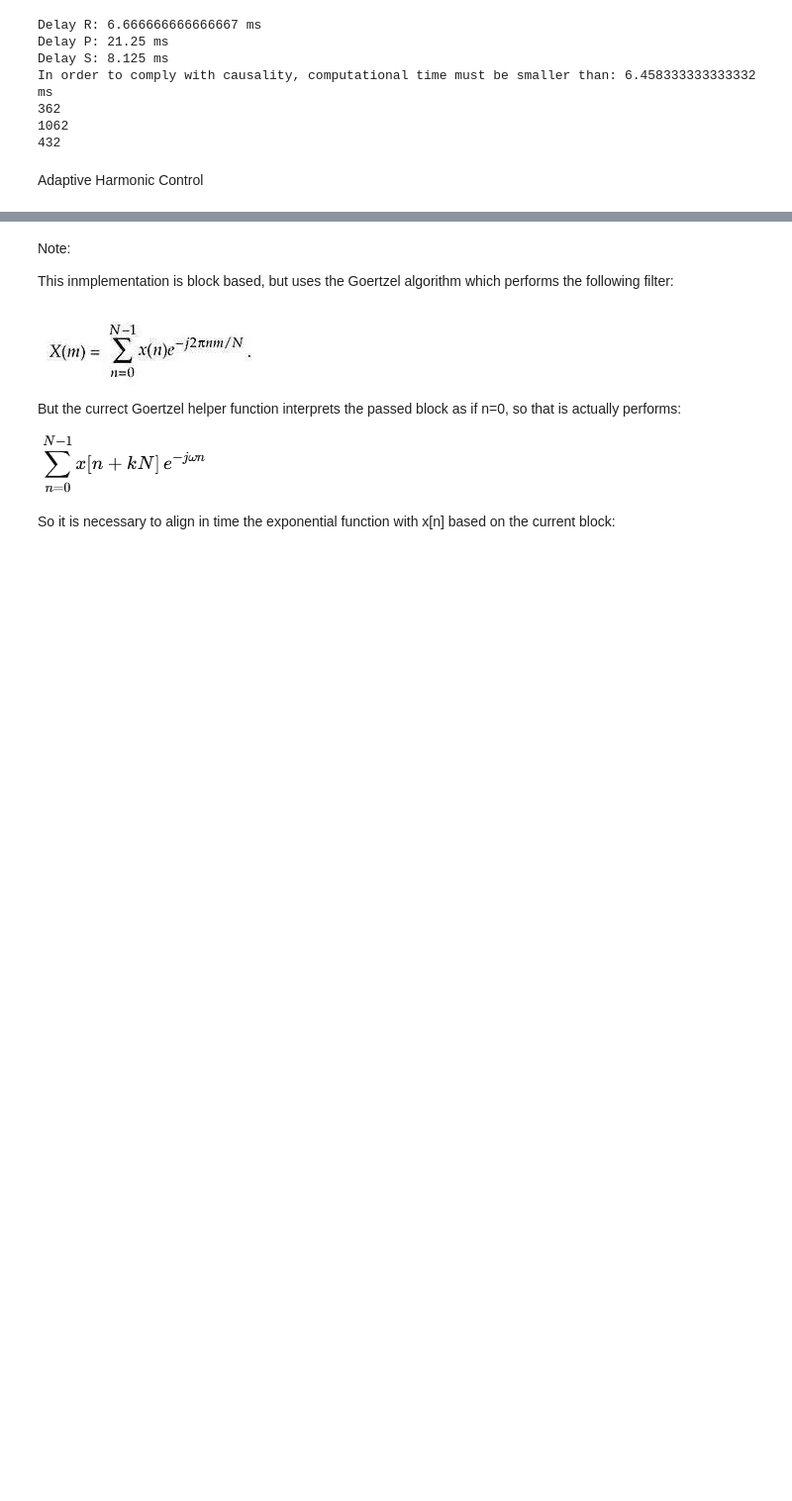
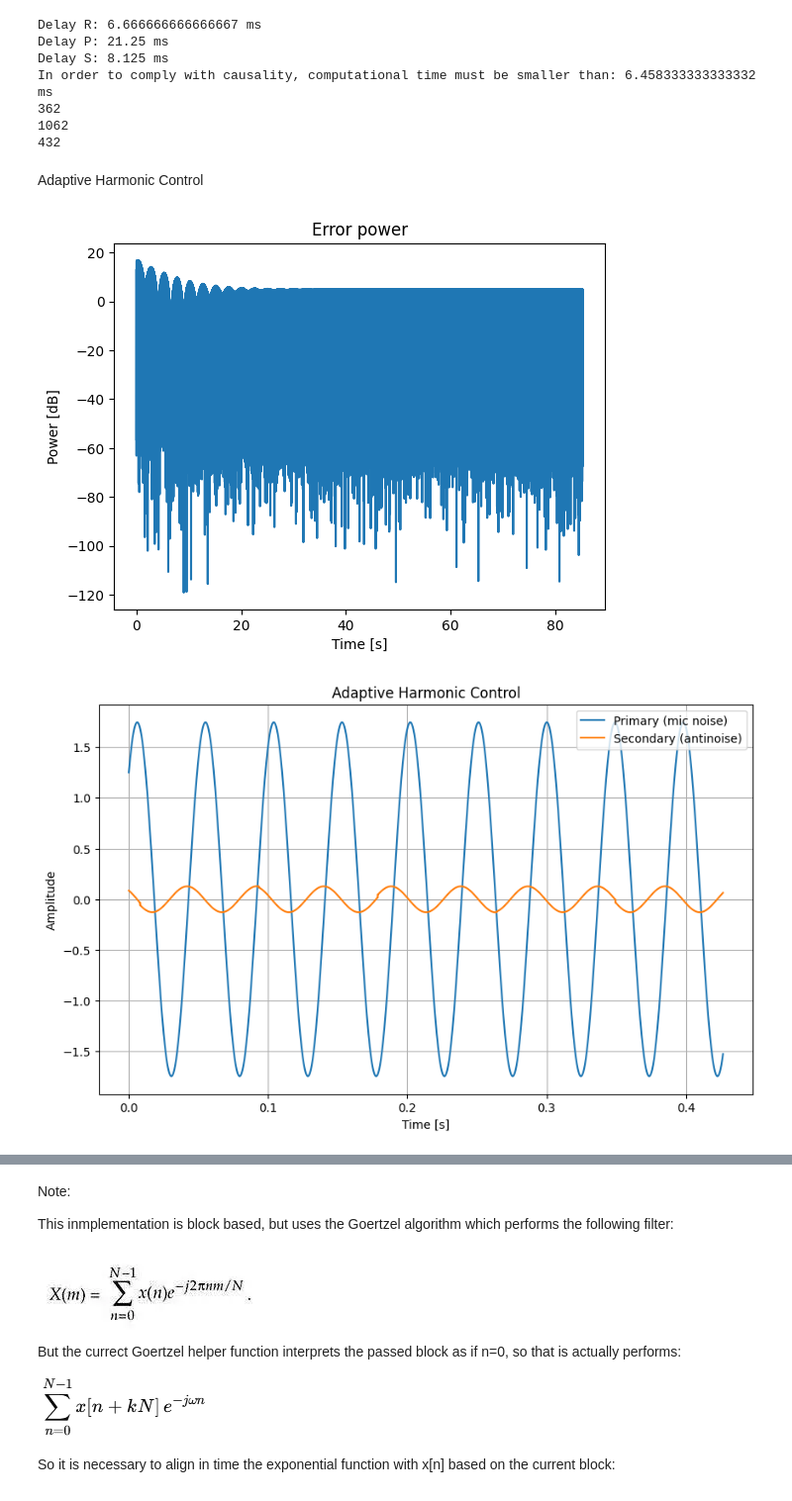
Before and after one commit to JuanAldrey/ANC-practice-library, a Jupyter notebook: notebooks/AdaptiveHarmonicControl.ipynb, the cells around one changed output, grey strips where cells are left out. Shown at 99% size. Cells and saved outputs as stored; diff of their text form; code cells hidden in the pictures; blank space fills up the shorter version.

```diff
--- a/notebooks/AdaptiveHarmonicControl.ipynb
+++ b/notebooks/AdaptiveHarmonicControl.ipynb
@@ -97,17 +97,18 @@ np.random.seed(0)
 
 # Block and signal definition
 blocklength = 4096
-nBlocks = 100
+nBlocks = 1000
 N = nBlocks * blocklength
 t = np.arange(N) * (1/fs)
-noiseFrequency = 20
-x = 10*np.sin(2*np.pi*noiseFrequency*t + np.pi)
+expectedNoiseFrequency = 20
+frequencyEstimationError = 0.02
+x = 10*np.sin(2*np.pi*(expectedNoiseFrequency*frequencyEstimationError + expectedNoiseFrequency)*t + np.pi)
 
 # Control signal initialization
-uHarmonicR = 90
-uHarmonicI = -3
+uHarmonicR = 10
+uHarmonicI = 10
 uHarmonic = uHarmonicR + 1j * uHarmonicI
-mu = 5e-4
+mu = 5e-5
 
 # Primary path
 p = rir_p
@@ -132,8 +133,7 @@ N_sHat = blocklength + M_sHat - 1
 sHatSpectrum = np.fft.rfft(sHat, N_sHat)
 sHatBuffer = np.zeros(M_sHat - 1)
 sHatOutputBlocks = []
-sHatAtNoiseFrequency = goertzel(s, noiseFrequency, fs)
-print(sHatAtNoiseFrequency)
+sHatAtNoiseFrequency = goertzel(s, expectedNoiseFrequency, fs)
 
 # Noise source path
 r = rir_r
@@ -155,7 +155,7 @@ for k in range(nBlocks):
     pOutputBlocks.append(pBlockOutput)
 
     # Synthesize control signal block
-    yBlock = np.real(uHarmonic * np.exp(1j * (2*np.pi*noiseFrequency/fs) * np.arange(k*blocklength, (k+1)*blocklength)))
+    yBlock = np.real(uHarmonic * np.exp(1j * (2*np.pi*expectedNoiseFrequency/fs) * np.arange(k*blocklength, (k+1)*blocklength)))
 
     # Secondary path
     fyBlockOutput, sBuffer = overlapSaveBlock(yBlock, sSpectrum, sBuffer, M_s, N_s)
@@ -165,37 +165,60 @@ for k in range(nBlocks):
     e = pBlockOutput + fyBlockOutput
 
     # Adapt control signal (LMS)
-    E = goertzel(e, noiseFrequency, fs)
-    E *= np.exp(-1j * (2*np.pi*noiseFrequency/fs) * k * blocklength)
+    E = goertzel(e, expectedNoiseFrequency, fs)
+    E *= np.exp(-1j * (2*np.pi*expectedNoiseFrequency/fs) * k * blocklength)
     uHarmonic += mu * np.conj(sHatAtNoiseFrequency) * E
 
     # History
     e_hist[k * blocklength:(k+1) * blocklength] = e
 
 plt.figure()
 plt.plot(t, 10*np.log10(e_hist**2 + 1e-12))
 plt.title('Error power')
 plt.xlabel('Time [s]')
 plt.ylabel('Power [dB]')
 plt.show()
 
-samples_to_plot = 50 * blocklength
+samples_to_plot = 5 * blocklength
 start = N - samples_to_plot
 
 t_plot = np.arange(samples_to_plot) / fs
 
 primary = np.concatenate(pOutputBlocks)[start:]
 secondary = np.concatenate(sOutputBlocks)[start:]
 error = e_hist[start:]
 
 plt.figure(figsize=(10,6))
 
-plt.plot(t_plot, primary, label="Primary (ruido en mic)")
-plt.plot(t_plot, secondary, label="Secondary (antiruido)")
+plt.plot(t_plot, primary, label="Primary (mic noise)")
+plt.plot(t_plot, secondary, label="Secondary (antinoise)")
 
-plt.xlabel("Tiempo [s]")
-plt.ylabel("Amplitud")
+plt.xlabel("Time [s]")
+plt.ylabel("Amplitude")
 plt.title("Adaptive Harmonic Control")
 plt.legend()
 plt.grid(True)
 plt.show()
+
+samples_to_plot = 20 * blocklength
+end = samples_to_plot
+
+t_plot = np.arange(samples_to_plot) / fs
+
+primary = np.concatenate(pOutputBlocks)[:end]
+secondary = np.concatenate(sOutputBlocks)[:end]
+
+plt.figure(figsize=(10,6))
+
+plt.plot(t_plot, primary, label="Primary (mic noise)")
+plt.plot(t_plot, secondary, label="Secondary (antinoise)")
+
+plt.xlabel("Time [s]")
+plt.ylabel("Amplitude")
+plt.title("Adaptive Harmonic Control")
+plt.legend()
+plt.grid(True)
+plt.show()
+# %% [output]
+[figure, added]
+[figure, added]
```
Also changed, not shown: parts of 4 cells of this notebook, 1 other file.
